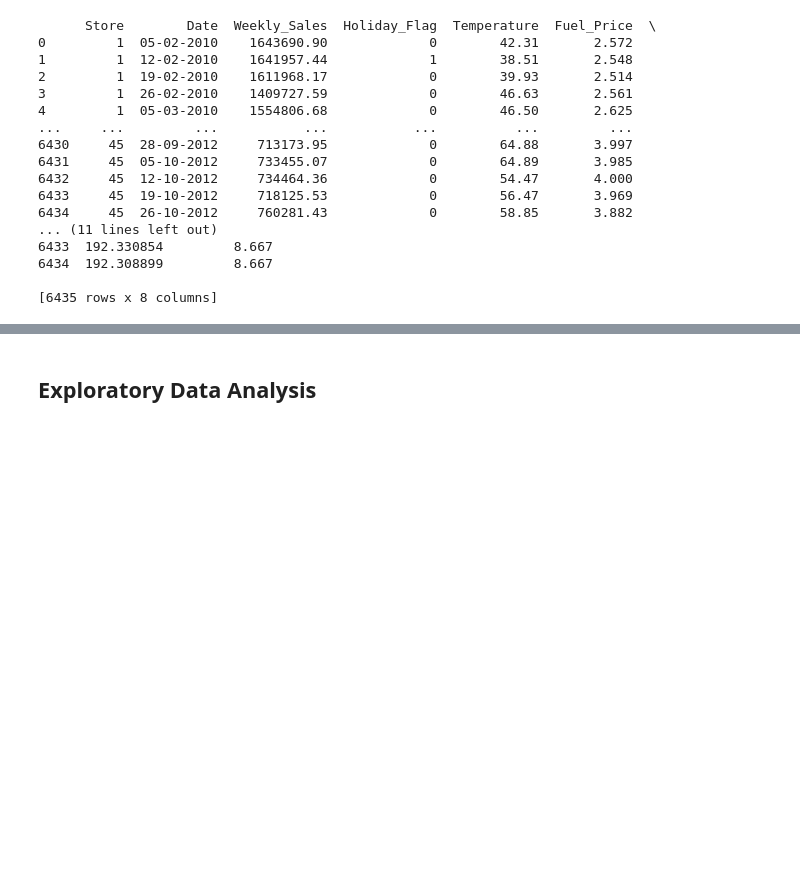
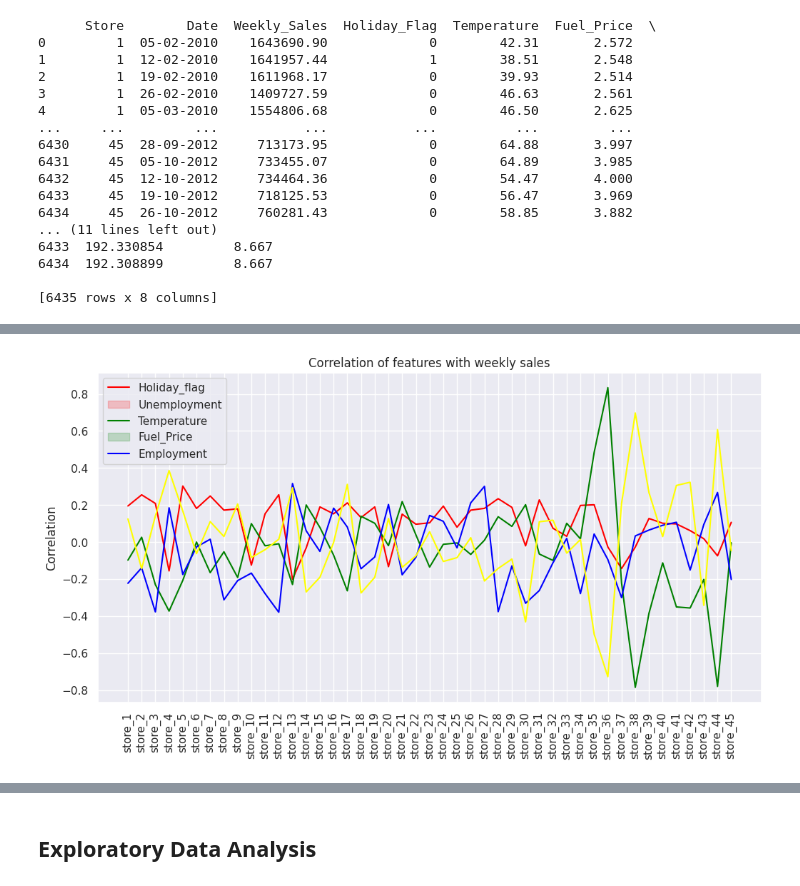
Before and after one commit to Rahul-Chouhan-407/Walmart_Capstone_Project, a Jupyter notebook: Capstone_Project_Final_Walmart.ipynb, the cells around one changed output, grey strips where cells are left out. Saved outputs shown, nothing was run; the diff lists cells and outputs as text; code cells hidden in the pictures; blank space fills up the shorter version.

```diff
--- a/Capstone_Project_Final_Walmart.ipynb
+++ b/Capstone_Project_Final_Walmart.ipynb
@@ -204,0 +306,10 @@ print(df)
+# %%
+#function to extract data from a dataframe given the name of the data_field name and corresponding value
+def get_store_df(data, data_field, field_value):
+    return (data[data[data_field] == field_value])
+# %%
+store_corr = pd.DataFrame(index = ['Store', 'Weekly_Sales', 'Holiday_Flag', 'Temperature', 'Fuel_Price', 'CPI', 'Unemployment'])
+
+for i in range(1, 46):
+    store_df = get_store_df(df, 'Store', i)
+    store_corr['store_'+str(i)] = store_df.corr()['Weekly_Sales'].tolist()
@@ -204,0 +326,5 @@ print(df)
+# %%
+stor_corr = store_corr.dropna()
+store_corrT = store_corr.T
+del store_corrT['Weekly_Sales']
+store_corrT
@@ -204,0 +349,17 @@ print(df)
+# %%
+#Examine the correlationship of independent features with weekly_sales
+
+fig, axes = plt.subplots(figsize = (12, 6))
+plt.xticks(rotation = 90)
+sns.lineplot(x = store_corrT.index, y = store_corrT.Holiday_Flag, color = 'red')
+sns.lineplot(x = store_corrT.index, y = store_corrT.Unemployment, color = 'green')
+sns.lineplot(x = store_corrT.index, y = store_corrT.Temperature, color = 'blue')
+sns.lineplot(x = store_corrT.index, y = store_corrT.Fuel_Price, color = 'yellow')
+#sns.lineplot(x = store_corrT.index, y = store_corrT.employment, color = 'black')
+plt.legend(['Holiday_flag', 'Unemployment', 'Temperature', 'Fuel_Price', 'Employment'], loc = 'best')
+plt.grid(True)
+plt.ylabel('Correlation')
+plt.title('Correlation of features with weekly sales')
+plt.show()
+# %% [output]
+[figure, added]
```
Also changed, not shown: parts of 33 cells of this notebook.
